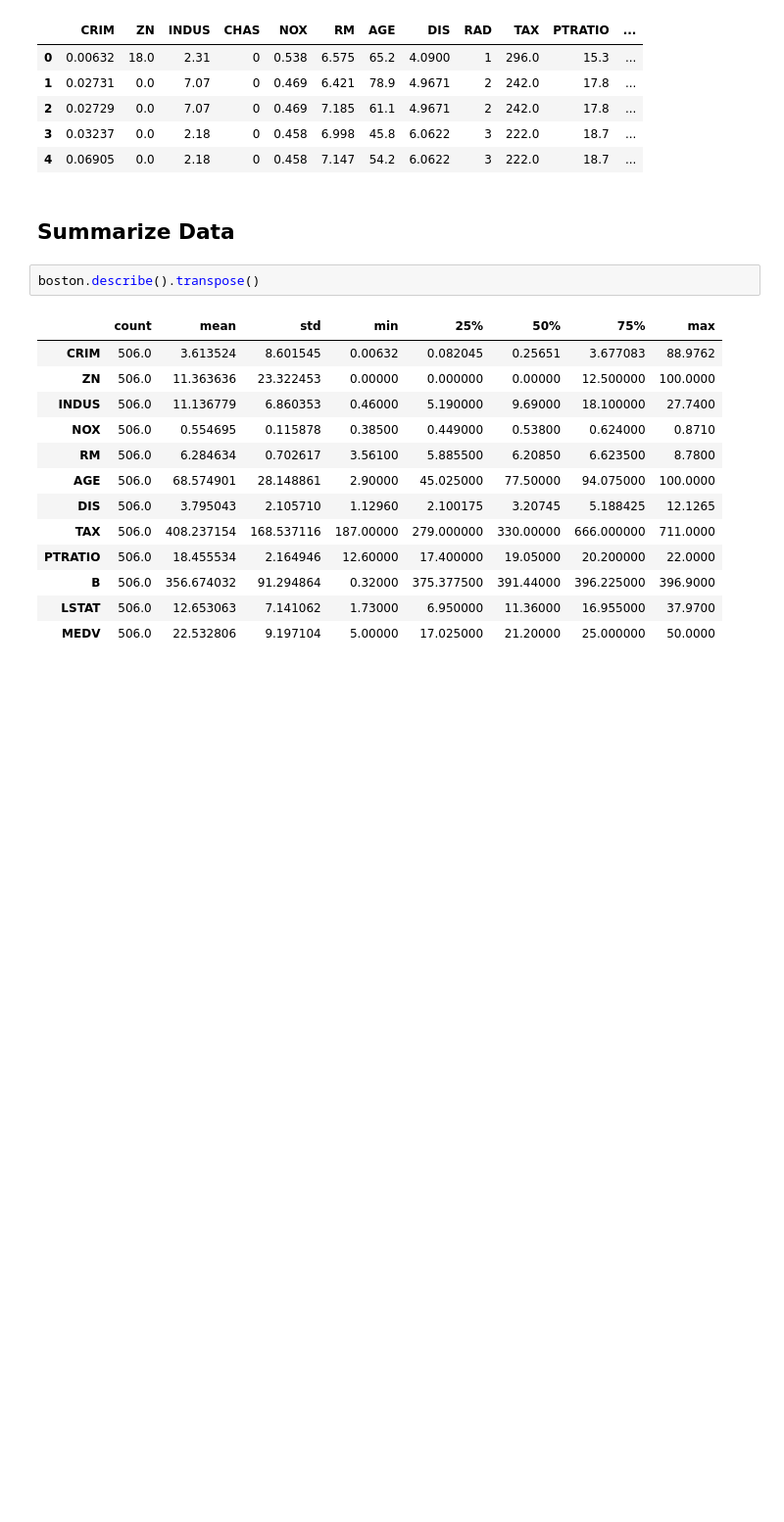
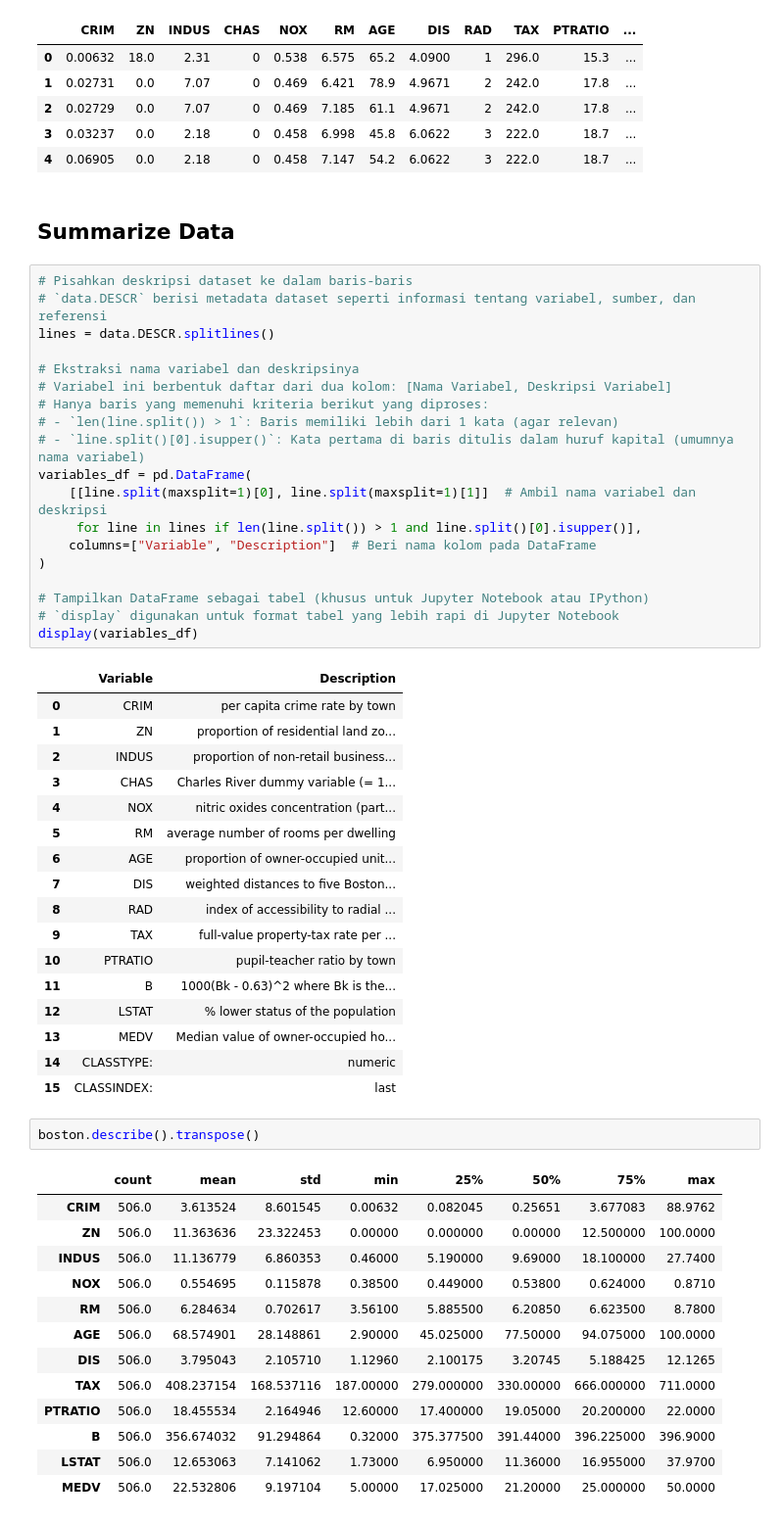
Before and after one commit to d4dika/dumbcode, a Jupyter notebook: Boston Housing Predict [LinearRegression].ipynb, the cells around one changed output. Shown: that part at 98% size. Drawn from its saved outputs; the diff is of its cells as text; blank space fills up the shorter version.

```diff
--- a/Boston Housing Predict [LinearRegression].ipynb
+++ b/Boston Housing Predict [LinearRegression].ipynb
@@ -34,6 +34,43 @@ boston.head()
 | 4 | 0.06905 | 0.0 | 2.18 | 0 | 0.458 | 7.147 | 54.2 | 6.0622 | 3 | 222.0 | 18.7 | ... |
 # %% [markdown]
 ## Summarize Data
+# %%
+# Pisahkan deskripsi dataset ke dalam baris-baris
+# `data.DESCR` berisi metadata dataset seperti informasi tentang variabel, sumber, dan referensi
+lines = data.DESCR.splitlines()
+
+# Ekstraksi nama variabel dan deskripsinya
+# Variabel ini berbentuk daftar dari dua kolom: [Nama Variabel, Deskripsi Variabel]
+# Hanya baris yang memenuhi kriteria berikut yang diproses:
+# - `len(line.split()) > 1`: Baris memiliki lebih dari 1 kata (agar relevan)
+# - `line.split()[0].isupper()`: Kata pertama di baris ditulis dalam huruf kapital (umumnya nama variabel)
+variables_df = pd.DataFrame(
+    [[line.split(maxsplit=1)[0], line.split(maxsplit=1)[1]]  # Ambil nama variabel dan deskripsi
+     for line in lines if len(line.split()) > 1 and line.split()[0].isupper()],
+    columns=["Variable", "Description"]  # Beri nama kolom pada DataFrame
+)
+
+# Tampilkan DataFrame sebagai tabel (khusus untuk Jupyter Notebook atau IPython)
+# `display` digunakan untuk format tabel yang lebih rapi di Jupyter Notebook
+display(variables_df)
+# %% [output]
+|  | Variable | Description |
+| 0 | CRIM | per capita crime rate by town |
+| 1 | ZN | proportion of residential land zo... |
+| 2 | INDUS | proportion of non-retail business... |
+| 3 | CHAS | Charles River dummy variable (= 1... |
+| 4 | NOX | nitric oxides concentration (part... |
+| 5 | RM | average number of rooms per dwelling |
+| 6 | AGE | proportion of owner-occupied unit... |
+| 7 | DIS | weighted distances to five Boston... |
+| 8 | RAD | index of accessibility to radial ... |
+| 9 | TAX | full-value property-tax rate per ... |
+| 10 | PTRATIO | pupil-teacher ratio by town |
+| 11 | B | 1000(Bk - 0.63)^2 where Bk is the... |
+| 12 | LSTAT | % lower status of the population |
+| 13 | MEDV | Median value of owner-occupied ho... |
+| 14 | CLASSTYPE: | numeric |
+| 15 | CLASSINDEX: | last |
 # %%
 boston.describe().transpose()
 # %% [output]
```
Also changed, not shown: parts of 8 cells of this notebook.
